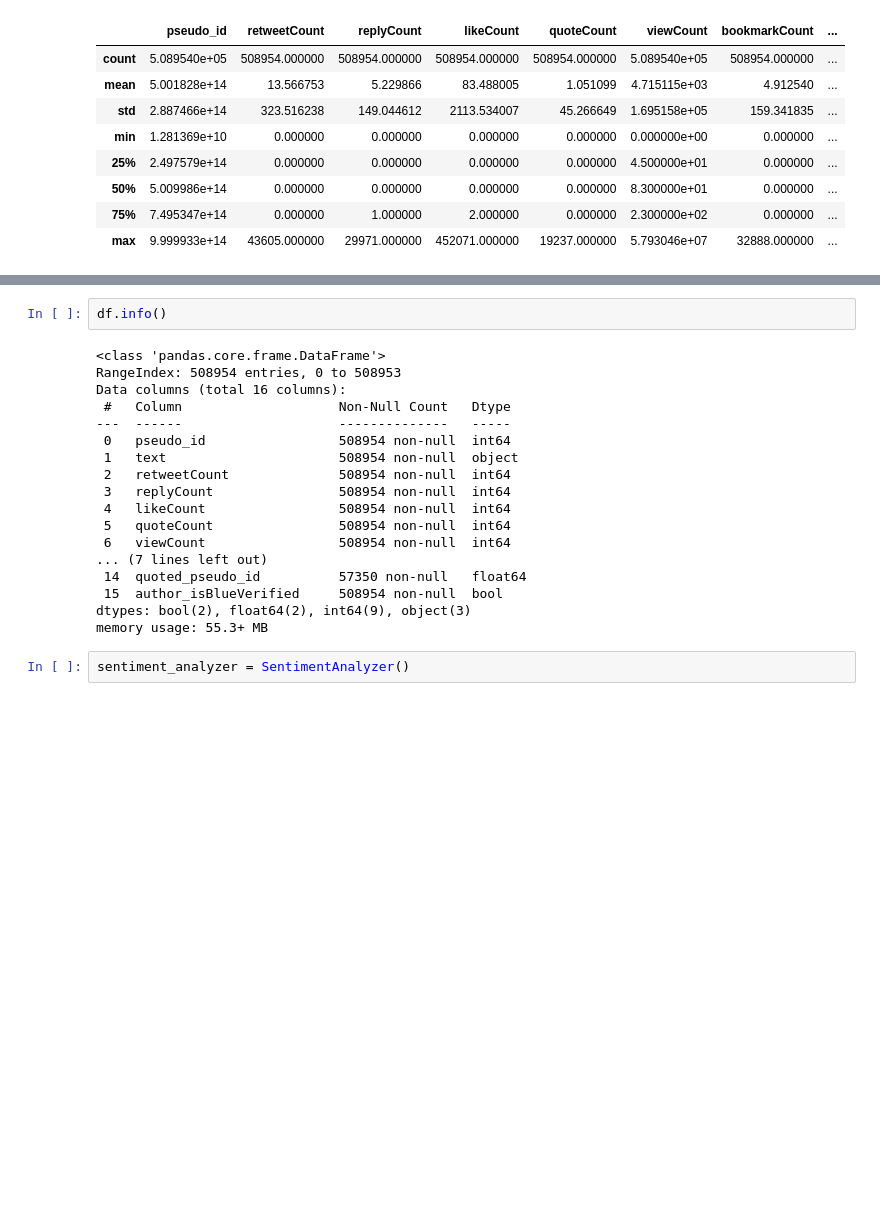
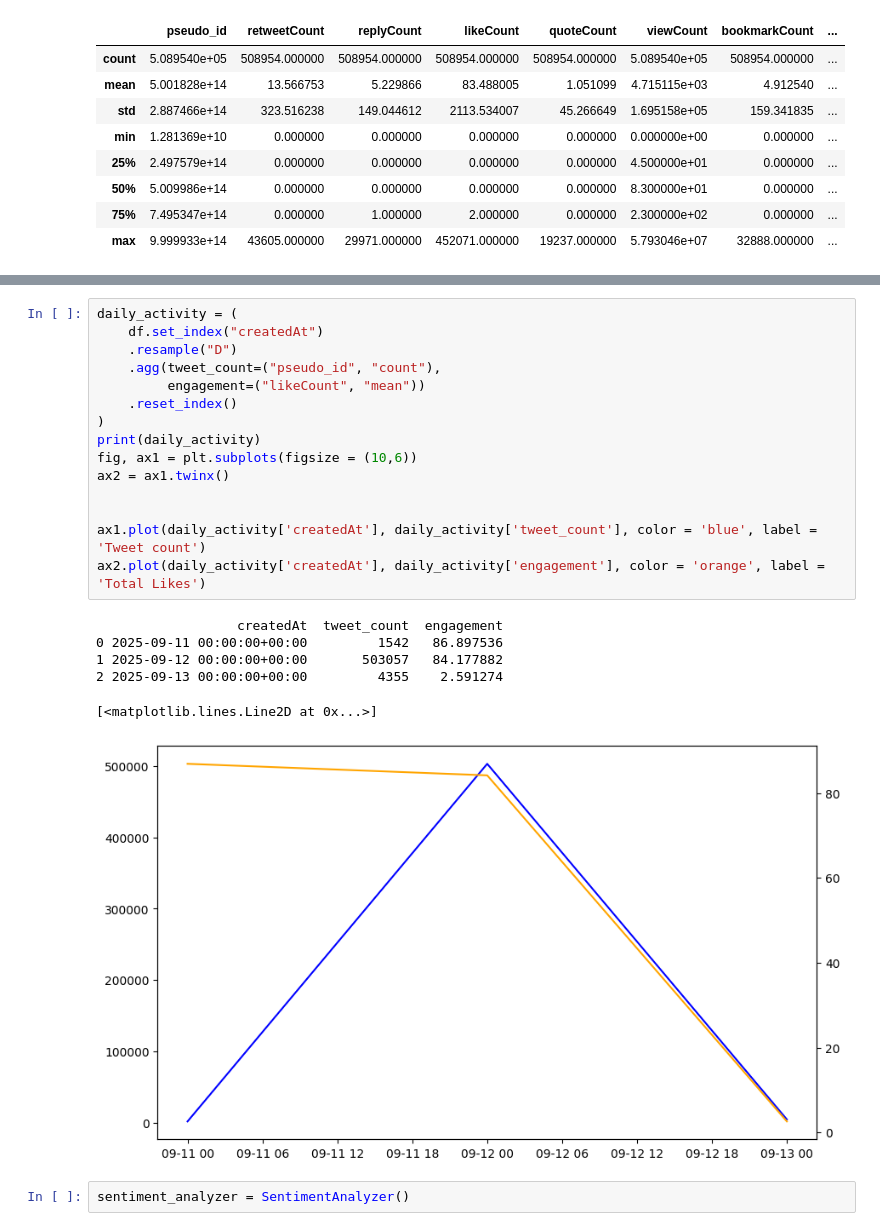
Before and after one commit to lonelyalpaca2003/sentiment_analysis_charlie_kirk-, a Jupyter notebook: notebooks/eda.ipynb, the cells around one changed output, grey strips where cells are left out. Saved outputs shown, nothing was run; the diff lists cells and outputs as text; blank space fills up the shorter version.

```diff
--- a/notebooks/eda.ipynb
+++ b/notebooks/eda.ipynb
@@ -66,23 +94,25 @@ df.describe()
 # %%
-df.info()
+daily_activity = (
+    df.set_index("createdAt")
+    .resample("D")
+    .agg(tweet_count=("pseudo_id", "count"),
+         engagement=("likeCount", "mean"))
+    .reset_index()
+)
+print(daily_activity)
+fig, ax1 = plt.subplots(figsize = (10,6))
+ax2 = ax1.twinx()
+
+
+ax1.plot(daily_activity['createdAt'], daily_activity['tweet_count'], color = 'blue', label = 'Tweet count')
+ax2.plot(daily_activity['createdAt'], daily_activity['engagement'], color = 'orange', label = 'Total Likes')
 # %% [output]
-<class 'pandas.core.frame.DataFrame'>
-RangeIndex: 508954 entries, 0 to 508953
-Data columns (total 16 columns):
- #   Column                    Non-Null Count   Dtype
----  ------                    --------------   -----
- 0   pseudo_id                 508954 non-null  int64
- 1   text                      508954 non-null  object
- 2   retweetCount              508954 non-null  int64
- 3   replyCount                508954 non-null  int64
- 4   likeCount                 508954 non-null  int64
- 5   quoteCount                508954 non-null  int64
- 6   viewCount                 508954 non-null  int64
-... (7 lines left out)
- 14  quoted_pseudo_id          57350 non-null   float64
- 15  author_isBlueVerified     508954 non-null  bool
-dtypes: bool(2), float64(2), int64(9), object(3)
-memory usage: 55.3+ MB
+                  createdAt  tweet_count  engagement
+0 2025-09-11 00:00:00+00:00         1542   86.897536
+1 2025-09-12 00:00:00+00:00       503057   84.177882
+2 2025-09-13 00:00:00+00:00         4355    2.591274
+[<matplotlib.lines.Line2D at 0x...>]
+[figure, added]
 # %%
 sentiment_analyzer = SentimentAnalyzer()
 # %%
```
Also changed, not shown: parts of 8 cells of this notebook.
